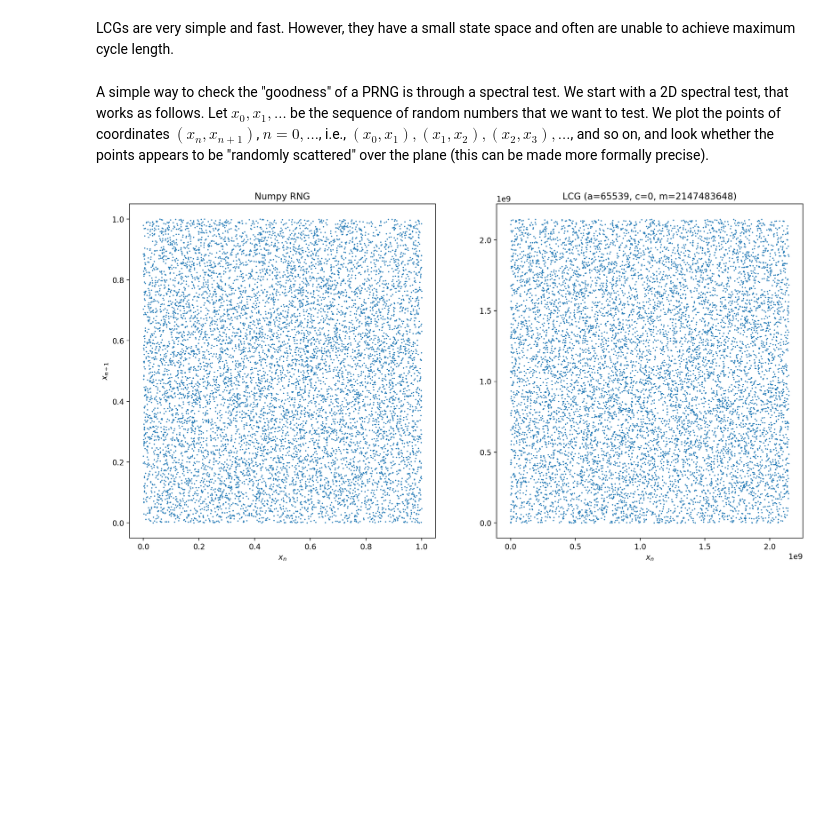
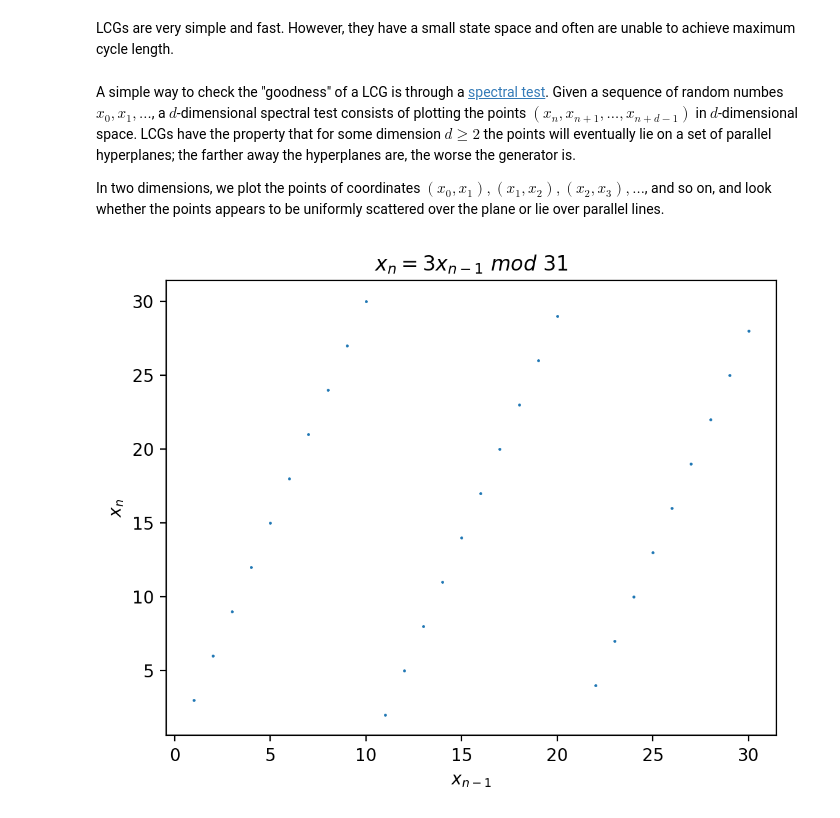
Before and after one commit to ali-benny/simulation-systems, a Jupyter notebook: DES/random-number-generators.ipynb, the cells around one changed output. Cells and saved outputs as stored; diff of their text form; code cells hidden in the pictures; blank space fills up the shorter version.

```diff
--- a/DES/random-number-generators.ipynb
+++ b/DES/random-number-generators.ipynb
@@ -47,22 +37,17 @@ rlcg = list(it.islice(LCG(a, c, m, x0), N))
 # %% [markdown]
-A simple way to check the "goodness" of a PRNG is through a spectral test. We start with a 2D spectral test, that works as follows. Let $x_0, x_1, \ldots$ be the sequence of random numbers that we want to test. We plot the points of coordinates $(x_n, x_{n+1})$, $n=0, \ldots$, i.e., $(x_0, x_1), (x_1, x_2), (x_2, x_3), \ldots$, and so on, and look whether the points appears to be "randomly scattered" over the plane (this can be made more formally precise).
+A simple way to check the "goodness" of a LCG is through a [spectral test](https://en.wikipedia.org/wiki/Spectral_test). Given a sequence of random numbes $x_0, x_1, \ldots$, a $d$-dimensional spectral test consists of plotting the points $(x_n, x_{n+1}, \ldots, x_{n+d-1})$ in $d$-dimensional space. LCGs have the property that for some dimension $d \geq 2$  the points will eventually lie on a set of parallel hyperplanes; the farther away the hyperplanes are, the worse the generator is.
+
+In two dimensions, we plot the points of coordinates $(x_0, x_1), (x_1, x_2), (x_2, x_3), \ldots$, and so on, and look whether the points appears to be uniformly scattered over the plane or lie over parallel lines.
-# %%
-from matplotlib import pyplot as plt
-plt.rcParams['figure.dpi'] = 200
-
-plt.subplots(1, 2, figsize=(16,8))
-
-plt.subplot(1,2,1)
-plt.scatter(rpython[:-1], rpython[1:], s=0.5)
-plt.title("Numpy RNG")
-plt.xlabel("$x_n$")
-plt.ylabel("$x_{n+1}$")
-
-plt.subplot(1,2,2)
-plt.scatter(rlcg[:-1], rlcg[1:], s=0.5)
-plt.title(f"LCG (a={a}, c={c}, m={m})")
-plt.xlabel("$x_n$")
-
-plt.show()
-# %% [output]
-[figure, removed]
+# %%
+import numpy as np
+from matplotlib import pyplot as plt
+#plt.rcParams['figure.dpi'] = 200
+
+bad = np.fromiter(LCG(3, 0, 31, 1), dtype=float, count=30)
+plt.scatter(bad[:-1], bad[1:], s=0.5)
+plt.xlabel("$x_{n-1}$")
+plt.ylabel("$x_n$")
+plt.title(r"$x_n = 3x_{n-1}\ mod\ 31$")
+plt.show()
+# %% [output]
+[figure, added]
```
Also changed, not shown: parts of 5 cells of this notebook.
